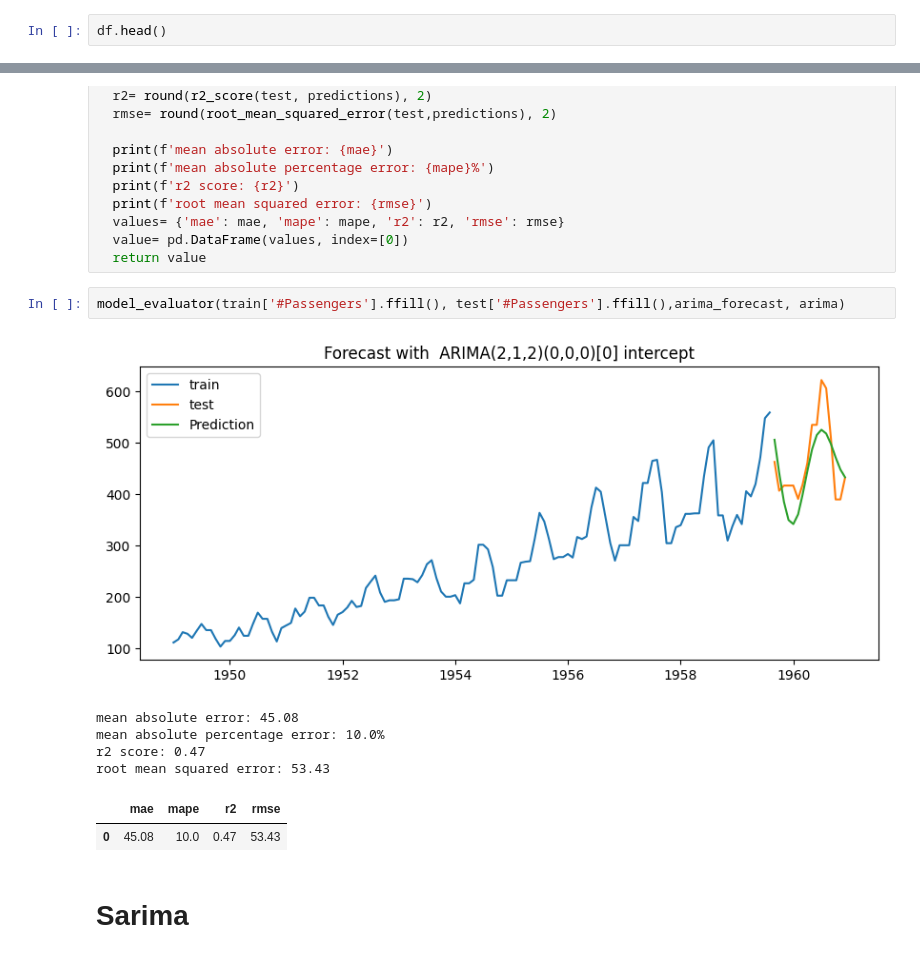
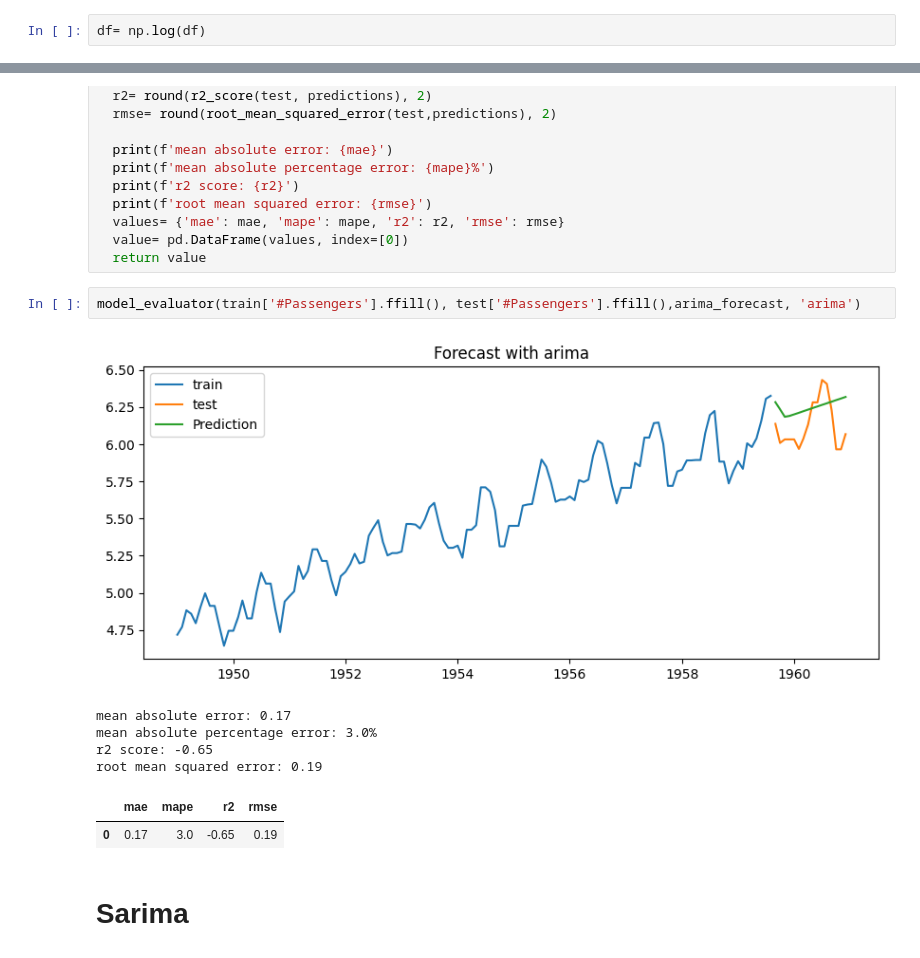
Before and after one commit to iamblack08/Air-passenger-prediction, a Jupyter notebook: sarimax.ipynb, the cells around one changed output, grey strips where cells are left out. Cells and saved outputs as stored; diff of their text form.

```diff
--- a/sarimax.ipynb
+++ b/sarimax.ipynb
@@ -51,2 +48,2 @@ df.shape
 # %%
-df.head()
+df= np.log(df)
@@ -120,15 +120,15 @@ def model_evaluator(train,test,predictions, model:str):
   value= pd.DataFrame(values, index=[0])
   return value
 # %%
-model_evaluator(train['#Passengers'].ffill(), test['#Passengers'].ffill(),arima_forecast, arima)
+model_evaluator(train['#Passengers'].ffill(), test['#Passengers'].ffill(),arima_forecast, 'arima')
 # %% [output]
-[figure, old version]
+[figure, new version]
-mean absolute error: 45.08
-mean absolute percentage error: 10.0%
-r2 score: 0.47
-root mean squared error: 53.43
+mean absolute error: 0.17
+mean absolute percentage error: 3.0%
+r2 score: -0.65
+root mean squared error: 0.19
 |  | mae | mape | r2 | rmse |
-| 0 | 45.08 | 10.0 | 0.47 | 53.43 |
+| 0 | 0.17 | 3.0 | -0.65 | 0.19 |
 # %% [markdown]
 # Sarima
 # %%
```
Also changed, not shown: parts of 25 cells of this notebook, 6 other files.
